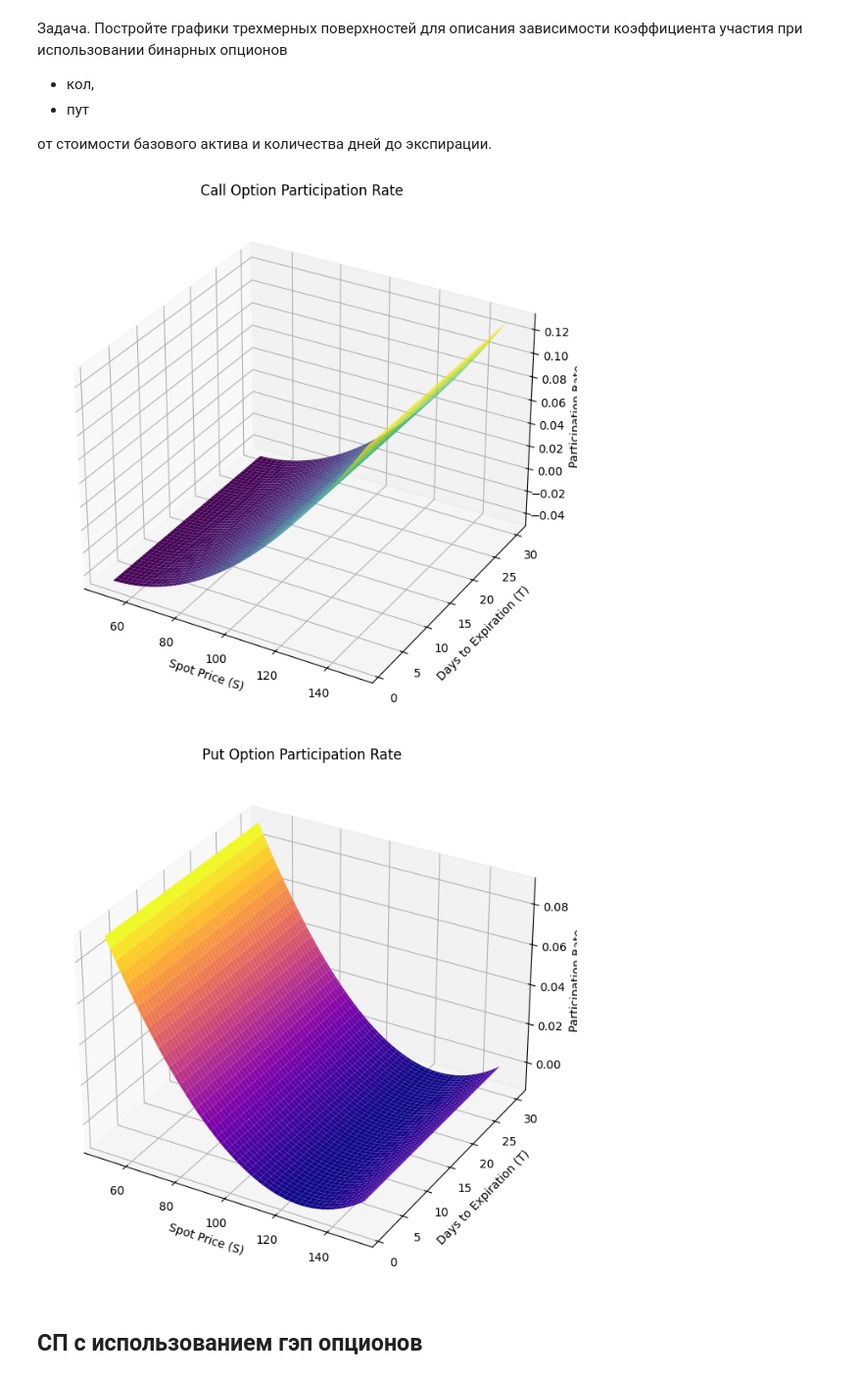
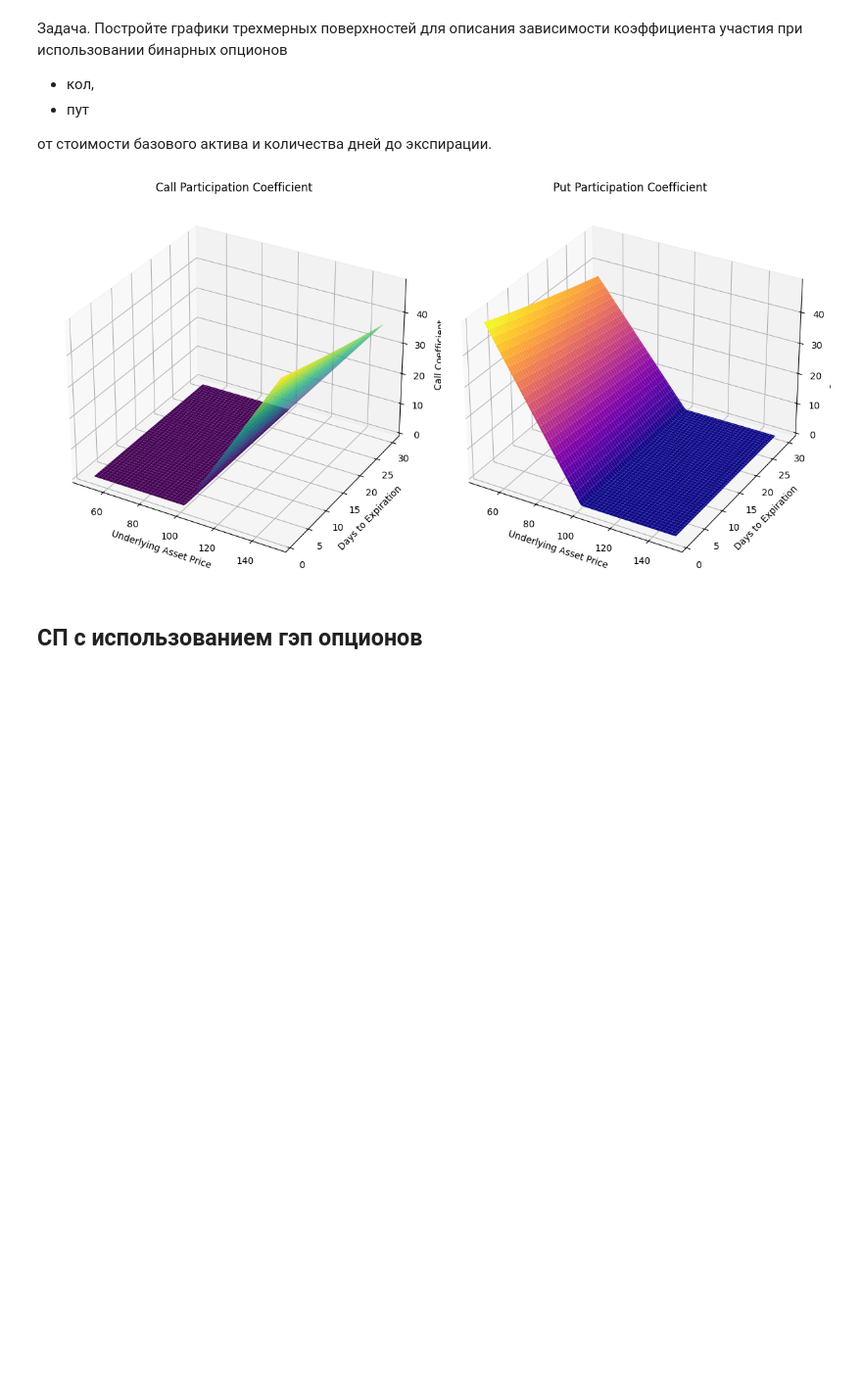
Before and after one commit to vehcamut/GSFP_SIRIUS24, a Jupyter notebook: TSD_lab_2†_GSFP.ipynb, the cells around one changed output. Shown at 98% size. Cells and saved outputs as stored; diff of their text form; code cells hidden in the pictures; blank space fills up the shorter version.

```diff
--- a/TSD_lab_2†_GSFP.ipynb
+++ b/TSD_lab_2†_GSFP.ipynb
@@ -421,45 +421,49 @@ plt.show()
 # %%
 import numpy as np
 import matplotlib.pyplot as plt
 from mpl_toolkits.mplot3d import Axes3D
 
-# Параметры
+# Зададим параметры
 S = np.linspace(50, 150, 100)  # Стоимость базового актива
 T = np.linspace(1, 30, 100)   # Количество дней до экспирации
 S, T = np.meshgrid(S, T)
 
-# Зависимость коэффициента участия (примерная модель)
-def participation_rate_call(S, T, K=100, r=0.01, sigma=0.2):
-    return np.exp(-r * T / 365) * (S / K - 1) * np.maximum(0, 1 - np.exp(-sigma * S / 100))
+# Функции для расчета коэффициента участия
+def call_participation(S, T, K=100, r=0.01, sigma=0.2):
+    d1 = (np.log(S / K) + (r + 0.5 * sigma**2) * T) / (sigma * np.sqrt(T))
+    return np.maximum(S - K, 0) * np.exp(-r * T)
 
-def participation_rate_put(S, T, K=100, r=0.01, sigma=0.2):
-    return np.exp(-r * T / 365) * (1 - S / K) * np.maximum(0, 1 - np.exp(-sigma * (150 - S) / 100))
+def put_participation(S, T, K=100, r=0.01, sigma=0.2):
+    d1 = (np.log(S / K) + (r + 0.5 * sigma**2) * T) / (sigma * np.sqrt(T))
+    return np.maximum(K - S, 0) * np.exp(-r * T)
 
-# Вычисления
-call_rates = participation_rate_call(S, T)
-put_rates = participation_rate_put(S, T)
+# Вычисление коэффициентов
+call_part = call_participation(S, T)
+put_part = put_participation(S, T)
 
-# Графики
-fig_call = plt.figure(figsize=(10, 8))
-ax_call = fig_call.add_subplot(111, projection='3d')
-ax_call.plot_surface(S, T, call_rates, cmap='viridis', edgecolor='none')
-ax_call.set_title('Call Option Participation Rate')
-ax_call.set_xlabel('Spot Price (S)')
-ax_call.set_ylabel('Days to Expiration (T)')
-ax_call.set_zlabel('Participation Rate')
+# Построение графиков
+fig = plt.figure(figsize=(12, 6))
+
+# График для call
+ax1 = fig.add_subplot(121, projection='3d')
+ax1.plot_surface(S, T, call_part, cmap='viridis')
+ax1.set_title("Call Participation Coefficient")
+ax1.set_xlabel("Underlying Asset Price")
+ax1.set_ylabel("Days to Expiration")
+ax1.set_zlabel("Call Coefficient")
+
+# График для put
+ax2 = fig.add_subplot(122, projection='3d')
+ax2.plot_surface(S, T, put_part, cmap='plasma')
+ax2.set_title("Put Participation Coefficient")
+ax2.set_xlabel("Underlying Asset Price")
+ax2.set_ylabel("Days to Expiration")
+ax2.set_zlabel("Put Coefficient")
+
+plt.tight_layout()
 plt.show()
-
-fig_put = plt.figure(figsize=(10, 8))
-ax_put = fig_put.add_subplot(111, projection='3d')
-ax_put.plot_surface(S, T, put_rates, cmap='plasma', edgecolor='none')
-ax_put.set_title('Put Option Participation Rate')
-ax_put.set_xlabel('Spot Price (S)')
-ax_put.set_ylabel('Days to Expiration (T)')
-ax_put.set_zlabel('Participation Rate')
-plt.show()
 # %% [output]
-[figure, old version]
+[figure, new version]
-[figure, removed]
 # %% [markdown]
 ## CП с использованием гэп опционов
 # %% [markdown]
```
